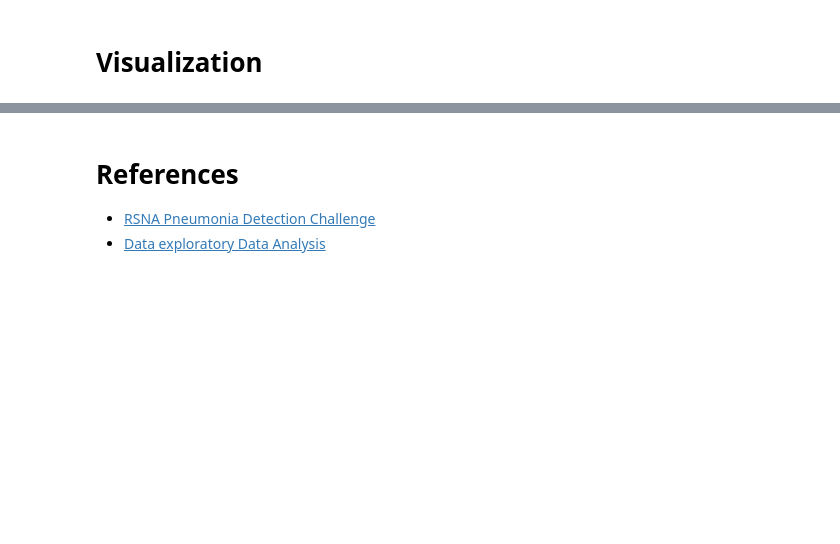
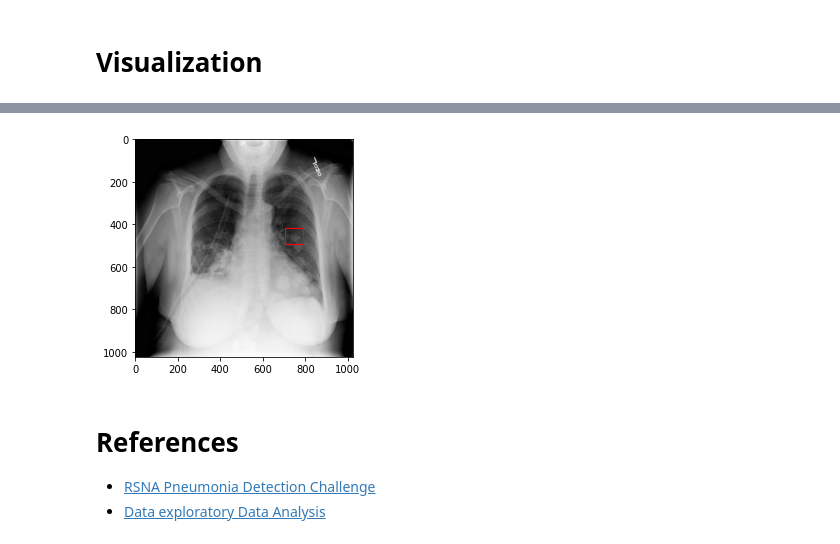
Before and after one commit to omarsayed7/RSNA-Pneumonia-Detection, a Jupyter notebook: RSNA_Pneumonia_Detection.ipynb, the cells around one changed output, grey strips where cells are left out. Cells and saved outputs as stored; diff of their text form; code cells hidden in the pictures; blank space fills up the shorter version.

```diff
--- a/RSNA_Pneumonia_Detection.ipynb
+++ b/RSNA_Pneumonia_Detection.ipynb
@@ -180,3 +255,8 @@ uint8
+# %%
+img, x, y, h, w, target = get_sample(dataframe = train_labels,img_dir = 'stage_2_train_images', patientId = '0100515c-5204-4f31-98e0-f35e4b00004a')
+draw(img,x,y,h,w)
+# %% [output]
+[figure, added]
 # %% [markdown]
 # References
 * [RSNA Pneumonia Detection Challenge](https://www.kaggle.com/c/rsna-pneumonia-detection-challenge?rvi=1)
```
Also changed, not shown: parts of 7 cells of this notebook.
